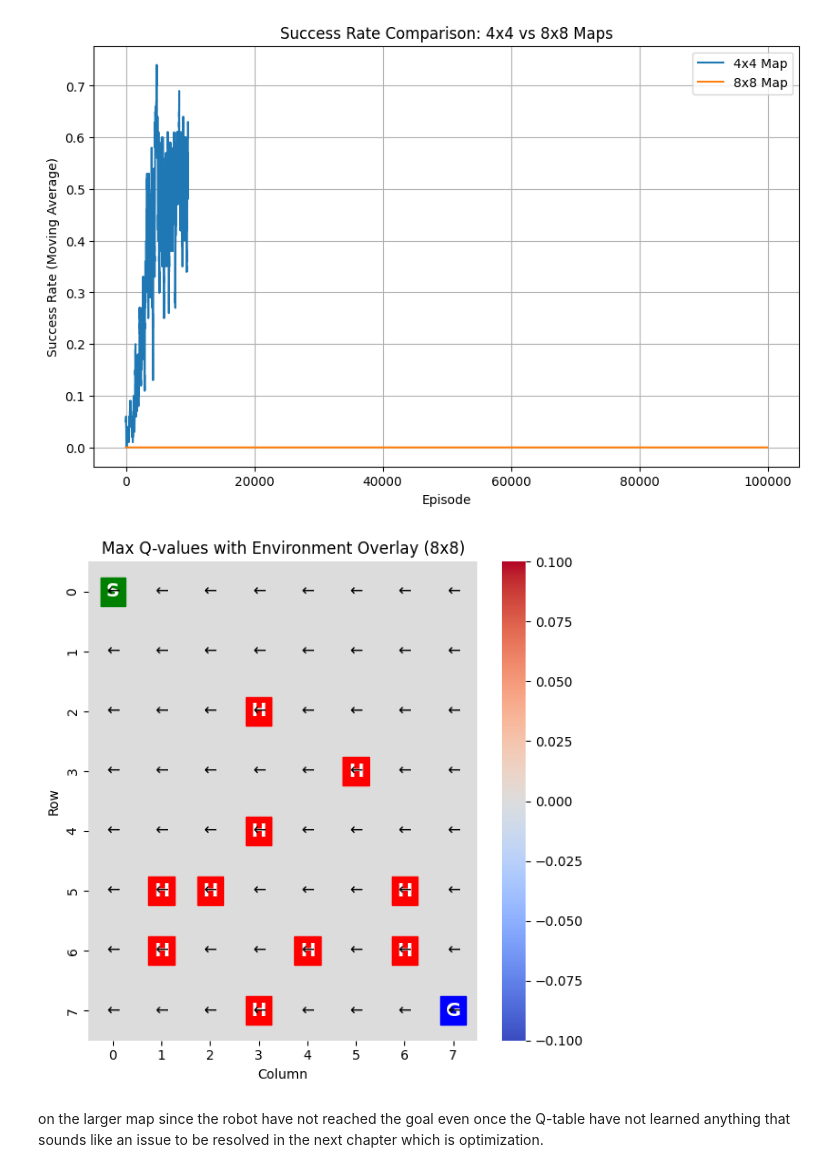
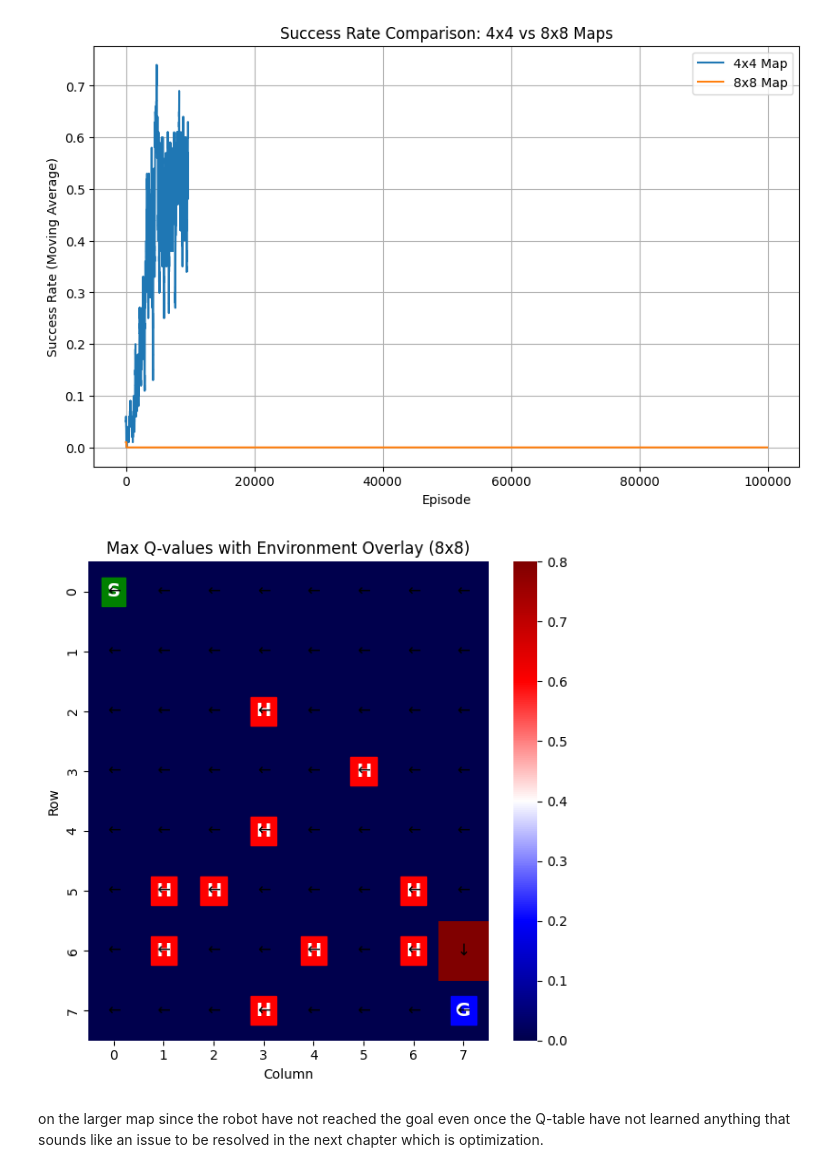
Before and after one commit to jofa016/ACIT4610---Final-Group-Project, a Jupyter notebook: R_f/Project_5/notebook/feature_engineering.ipynb, the cells around one changed output. Saved outputs shown, nothing was run; the diff lists cells and outputs as text; code cells hidden in the pictures.

```diff
--- a/R_f/Project_5/notebook/feature_engineering.ipynb
+++ b/R_f/Project_5/notebook/feature_engineering.ipynb
@@ -83,10 +83,11 @@ Gym environment have built-in reward system were:
 # Test and Visualize a random policy(random_movement) and heuristic policy(heuristic_movement were the agent tries to move right until the edge and down towards the goal)
 def run_random_episodes(env: gym.Env, visualize: bool = True, episodes: int = 30):# episodes are the number of tries for the robot to reach the goal
     success_flags = []
+    number_of_steps = []
     for episode in range(episodes):
         state, info = env.reset() # reset the environment and get the initial state
         done = False
-        number_of_steps = 0
+        steps = 0
         while not done:
             action = env.action_space.sample()  # Take a random action, action is an integer representing the action taken by the agent. In FrozenLake, there are four possible actions: 0 (left), 1 (down), 2 (right), and 3 (up).
             state, reward, done, truncated, info = env.step(action)
@@ -95,7 +96,7 @@ def run_random_episodes(env: gym.Env, visualize: bool = True, episodes: int = 30
                done: is a boolean flag that indicates whether the episode has ended. An episode ends when the agent reaches a terminal state, such as falling into a hole or reaching the goal.
                truncated: is a boolean flag that indicates whether the episode was truncated due to reaching the maximum number of steps allowed in the environment.
                info: is a dictionary that may contain additional information about the environment's state or the action taken.'''
-            number_of_steps += 1
+            steps += 1
             if visualize: # visualize the robot's movement to see how it explores the environment
                 animation_speed = 0.5  # seconds between frames
                 plt.ion()
@@ -105,19 +106,22 @@ def run_random_episodes(env: gym.Env, visualize: bool = True, episodes: int = 30
                 clear_output(wait=True)
                 display(plt.gcf())
                 time.sleep(animation_speed)
-                if done or number_of_steps >= 30:
+                if done or steps >= 30:
                     clear_output(wait=False)
                     plt.ioff()
                     break
 
         success_flags.append(reward)
+        number_of_steps.append(steps)
 
     return success_flags, number_of_steps
 
 
 def run_heuristic_episodes(env: gym.Env, visualize: bool = True, episodes: int = 30):
     success_flags = []
+    number_of_steps = []
     for episode in range(episodes):
+        steps = 0
         state, info = env.reset()
         done = False
         while not done:
@@ -131,6 +135,7 @@ def run_heuristic_episodes(env: gym.Env, visualize: bool = True, episodes: int =
                         action = 1  # down
 
             state, reward, done, truncated, info = env.step(int(action))
+            steps += 1
             if visualize:
                     animation_speed = 0.5  # seconds between frames
                     plt.ion()
@@ -145,7 +150,8 @@ def run_heuristic_episodes(env: gym.Env, visualize: bool = True, episodes: int =
                         plt.ioff()
                         break
         success_flags.append(reward)
-    return success_flags
+        number_of_steps.append(steps)
+    return success_flags, number_of_steps
 
 env = get_env("FrozenLake-v1", "4x4", True, "rgb_array", max_episode_steps=100) # make it rgb_array for visualization
 run_random_episodes(env, visualize=True, episodes=1)
@@ -338,8 +344,8 @@ def q_learning_training(env: gym.Env, num_episodes: int, alpha: float, gamma: fl
 
 
 
-        # check for convergence every 1000 episodes        '''
-        if (episode + 1) % 100 == 0 and early_stopping:
+        # check for convergence every 100 episodes        '''
+        if (episode + 1) % 1000 == 0 and early_stopping:
             '''check if success rate is stable over the last 3 windows'''
             recent_success_rate = np.mean(success_flags[-1000:])
             previous_success_rate = np.mean(success_flags[-2000:-1000])
@@ -472,7 +481,6 @@ table_success_rates(
 # %%
 # plot function for q_value heatmap
-def plot_q_value_heatmap_with_env(Q: np.ndarray, env_desc: np.ndarray,
-                                  show_policy: bool = True, cmap: str = "viridis"):
+def plot_q_value_heatmap_with_env(Q: np.ndarray, env_desc: np.ndarray, show_policy: bool = True, cmap: str = "viridis", title_suffix: str = ""):
     """
     Plot a heatmap of max Q-values per state, overlaying holes (H), start (S), and goal (G).
 
@@ -496,7 +504,7 @@ def plot_q_value_heatmap_with_env(Q: np.ndarray, env_desc: np.ndarray,
     # Create base heatmap
     plt.figure(figsize=(6, 6))
     sns.heatmap(max_q_values, annot=False, cmap=cmap, cbar=True)
-    plt.title(f"Max Q-values with Environment Overlay ({grid_size}x{grid_size})")
+    plt.title(f"Max Q-values with Environment Overlay ({grid_size}x{grid_size}) {title_suffix}")
     plt.xlabel("Column")
     plt.ylabel("Row")
 
@@ -525,5 +533,5 @@ def plot_q_value_heatmap_with_env(Q: np.ndarray, env_desc: np.ndarray,
 
     plt.tight_layout()
     plt.show()
-plot_q_value_heatmap_with_env(Q, env_desc=env.unwrapped.desc, show_policy=True, cmap="coolwarm")
+plot_q_value_heatmap_with_env(Q, env_desc=env.unwrapped.desc, show_policy=True, cmap="seismic")
 # %% [output]
@@ -556,9 +564,9 @@ success_rate_moving_average(
 [figure]
 # %%
 # 8x8 heatmap
-plot_q_value_heatmap_with_env(Q_8x8, env_desc=env_8x8.unwrapped.desc, show_policy=True, cmap="coolwarm")
+plot_q_value_heatmap_with_env(Q_8x8, env_desc=env_8x8.unwrapped.desc, show_policy=True, cmap="seismic")
 # %% [output]
-[figure, old version]
+[figure, new version]
 # %% [markdown]
 on the larger map since the robot have not reached the goal even once the Q-table have not learned anything that sounds like an issue to be resolved in the next chapter which is optimization.
 # %% [markdown]
```
Also changed, not shown: parts of 23 cells of this notebook.
